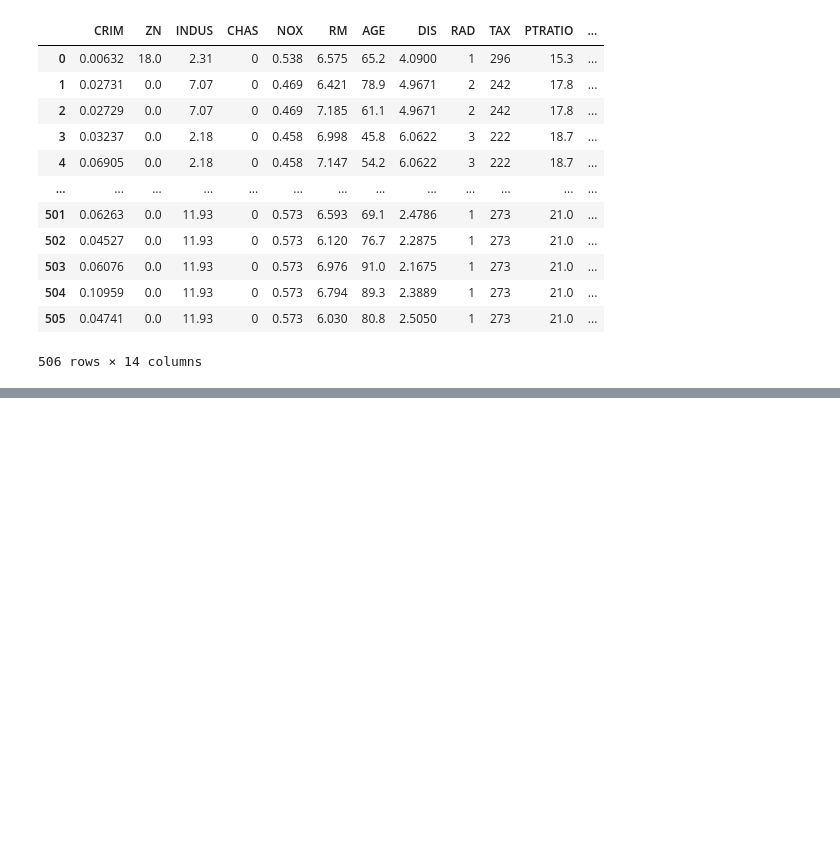
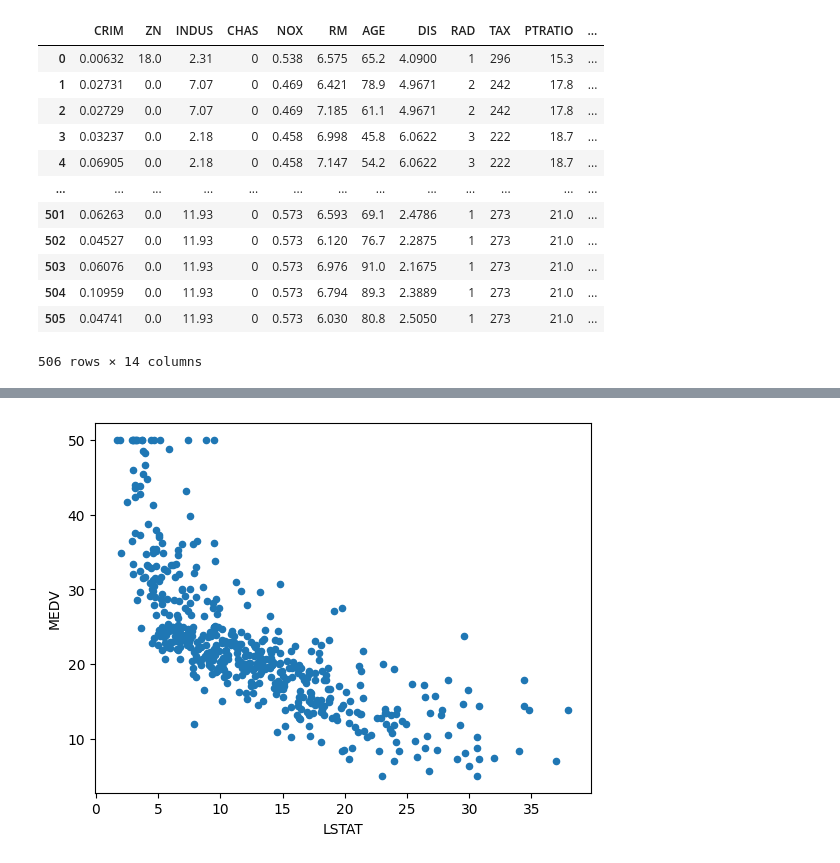
Before and after one commit to brandon-setegn/data-mining-business-analytics, a Jupyter notebook: Chapter3_Data_Visualization.ipynb, the cells around one changed output, grey strips where cells are left out. Drawn from its saved outputs; the diff is of its cells as text; code cells hidden in the pictures; blank space fills up the shorter version.

```diff
--- a/Chapter3_Data_Visualization.ipynb
+++ b/Chapter3_Data_Visualization.ipynb
@@ -61,0 +97,6 @@ housing_df
+# %%
+# pandas scatter plot with axes names
+housing_df.plot.scatter(x='LSTAT', y='MEDV', legend=False)
+plt.show()
+# %% [output]
+[figure, added]
```
Also changed, not shown: parts of 5 cells of this notebook.
